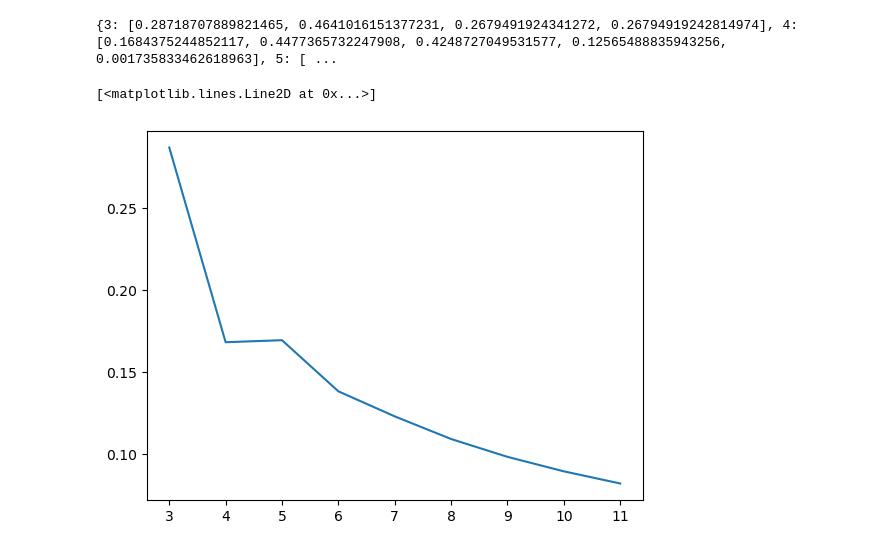
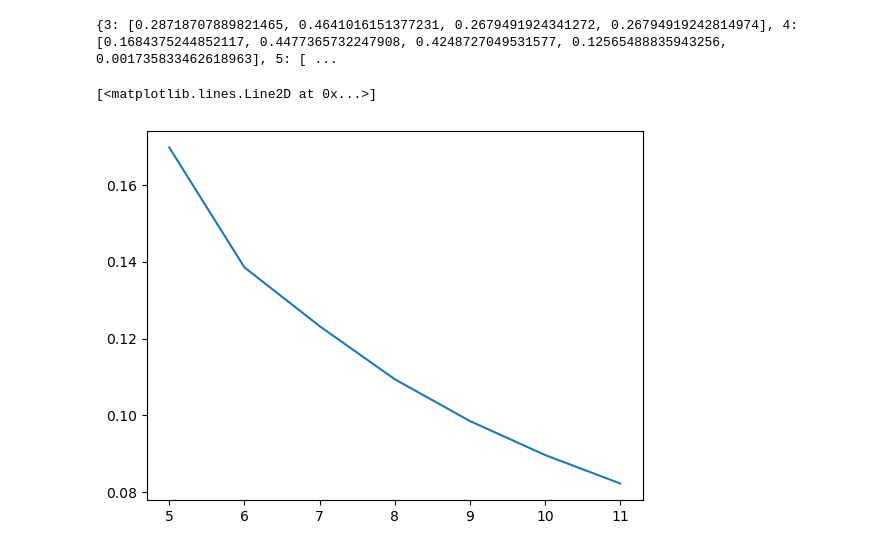
Before and after one commit to Sean-Ericson/LUPI_EVO, a Jupyter notebook: data_check.ipynb, the cells around one changed output. Drawn from its saved outputs; the diff is of its cells as text; code cells hidden in the pictures.

```diff
--- a/data_check.ipynb
+++ b/data_check.ipynb
@@ -12,7 +13,7 @@ print(NE_data)
 # %%
 ns, c0s = zip(*[(k, NE_data[k][0]) for k in NE_data.keys()])
 # %%
-plt.plot(ns, c0s)
+plt.plot(ns[2:], c0s[2:])
 # %% [output]
 [<matplotlib.lines.Line2D at 0x...>]
-[figure, old version]
+[figure, new version]
```
Also changed, not shown: parts of 3 cells of this notebook, 2 other files.
